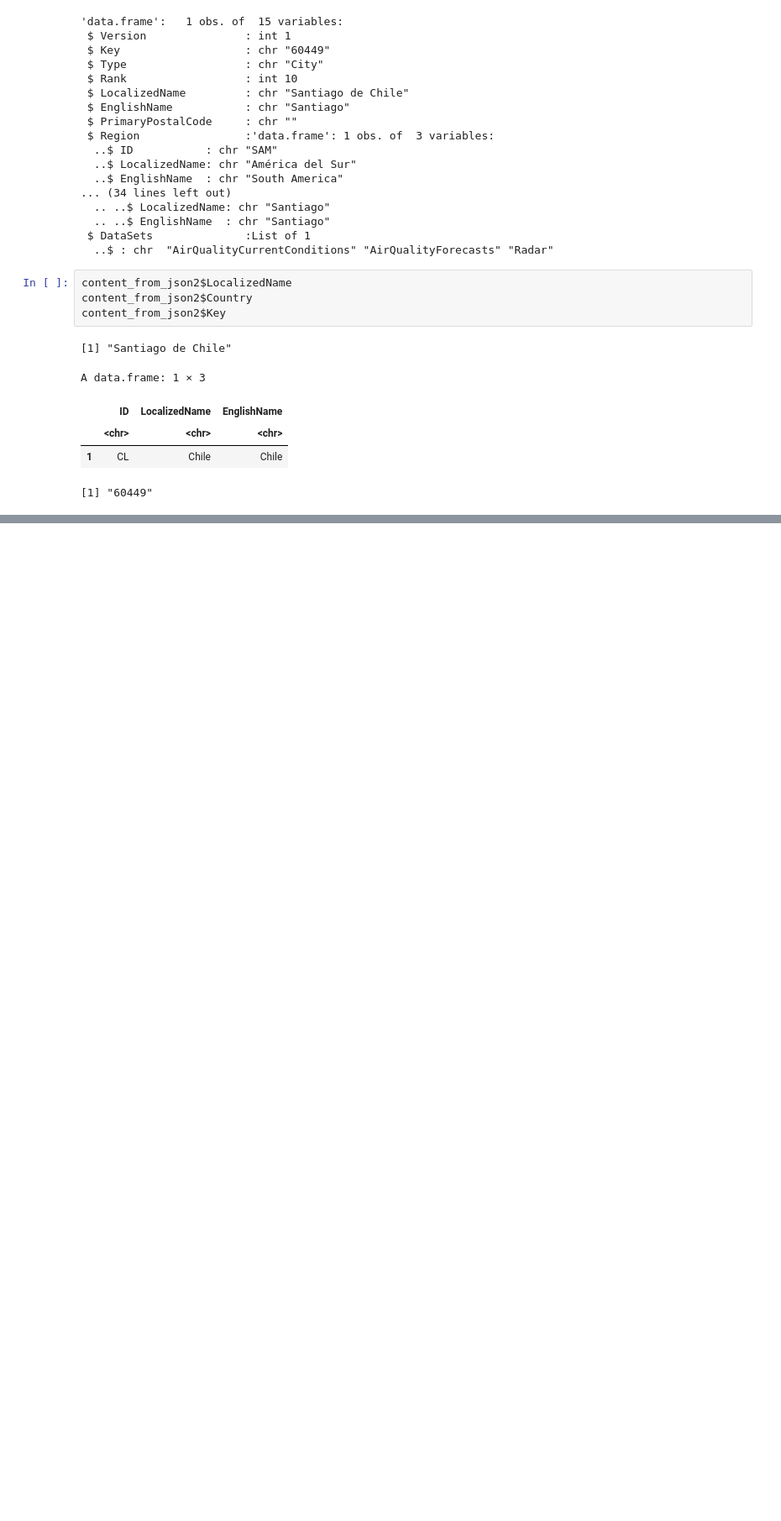
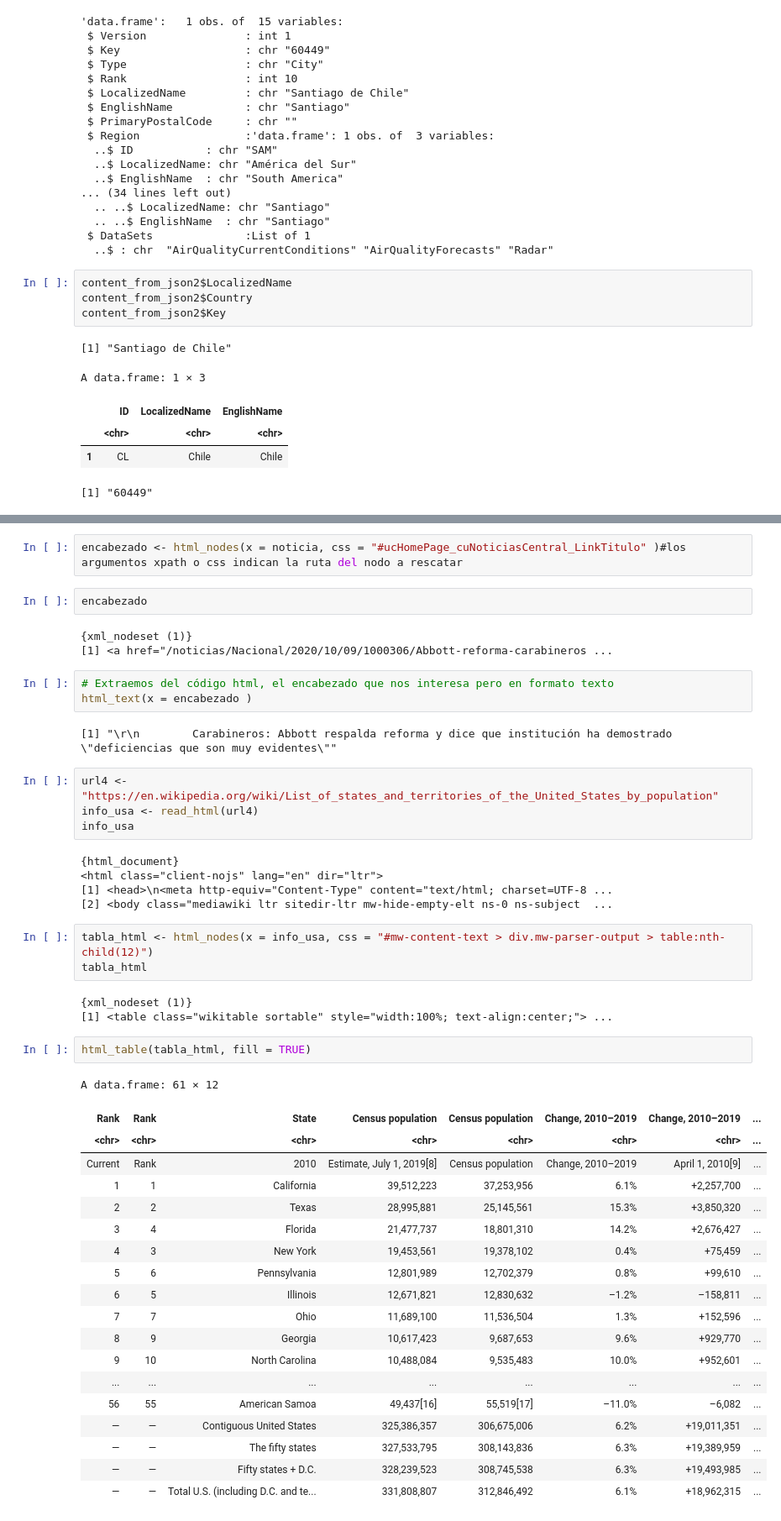
Before and after one commit to mrrojas72/Introduccion_a_ciencia_de_datos_R, a Jupyter notebook: Clases/Clase3/Clase3_ejemplo_práctico_API.ipynb, the cells around one changed output, grey strips where cells are left out. Shown at 84% size. Cells and saved outputs as stored; diff of their text form; blank space fills up the shorter version.

```diff
--- a/Clases/Clase3/Clase3_ejemplo_práctico_API.ipynb
+++ b/Clases/Clase3/Clase3_ejemplo_práctico_API.ipynb
@@ -186,0 +218,49 @@ A data.frame: 1 × 3
+# %%
+encabezado <- html_nodes(x = noticia, css = "#ucHomePage_cuNoticiasCentral_LinkTitulo" )#los argumentos xpath o css indican la ruta del nodo a rescatar
+# %%
+encabezado
+# %% [output]
+{xml_nodeset (1)}
+[1] <a href="/noticias/Nacional/2020/10/09/1000306/Abbott-reforma-carabineros ...
+# %%
+# Extraemos del código html, el encabezado que nos interesa pero en formato texto
+html_text(x = encabezado )
+# %% [output]
+[1] "\r\n        Carabineros: Abbott respalda reforma y dice que institución ha demostrado \"deficiencias que son muy evidentes\""
+# %%
+url4 <- "https://en.wikipedia.org/wiki/List_of_states_and_territories_of_the_United_States_by_population"
+info_usa <- read_html(url4)
+info_usa
+# %% [output]
+{html_document}
+<html class="client-nojs" lang="en" dir="ltr">
+[1] <head>\n<meta http-equiv="Content-Type" content="text/html; charset=UTF-8 ...
+[2] <body class="mediawiki ltr sitedir-ltr mw-hide-empty-elt ns-0 ns-subject  ...
+# %%
+tabla_html <- html_nodes(x = info_usa, css = "#mw-content-text > div.mw-parser-output > table:nth-child(12)")
+tabla_html
+# %% [output]
+{xml_nodeset (1)}
+[1] <table class="wikitable sortable" style="width:100%; text-align:center;"> ...
+# %%
+html_table(tabla_html, fill = TRUE)
+# %% [output]
+A data.frame: 61 × 12
+| Rank | Rank | State | Census population | Census population | Change, 2010–2019 | Change, 2010–2019 | ... |
+| <chr> | <chr> | <chr> | <chr> | <chr> | <chr> | <chr> | ... |
+| Current | Rank | 2010 | Estimate, July 1, 2019[8] | Census population | Change, 2010–2019 | April 1, 2010[9] | ... |
+| 1 | 1 | California | 39,512,223 | 37,253,956 | 6.1% | +2,257,700 | ... |
+| 2 | 2 | Texas | 28,995,881 | 25,145,561 | 15.3% | +3,850,320 | ... |
+| 3 | 4 | Florida | 21,477,737 | 18,801,310 | 14.2% | +2,676,427 | ... |
+| 4 | 3 | New York | 19,453,561 | 19,378,102 | 0.4% | +75,459 | ... |
+| 5 | 6 | Pennsylvania | 12,801,989 | 12,702,379 | 0.8% | +99,610 | ... |
+| 6 | 5 | Illinois | 12,671,821 | 12,830,632 | –1.2% | –158,811 | ... |
+| 7 | 7 | Ohio | 11,689,100 | 11,536,504 | 1.3% | +152,596 | ... |
+| 8 | 9 | Georgia | 10,617,423 | 9,687,653 | 9.6% | +929,770 | ... |
+| 9 | 10 | North Carolina | 10,488,084 | 9,535,483 | 10.0% | +952,601 | ... |
+| ... | ... | ... | ... | ... | ... | ... | ... |
+| 56 | 55 | American Samoa | 49,437[16] | 55,519[17] | –11.0% | –6,082 | ... |
+| — | — | Contiguous United States | 325,386,357 | 306,675,006 | 6.2% | +19,011,351 | ... |
+| — | — | The fifty states | 327,533,795 | 308,143,836 | 6.3% | +19,389,959 | ... |
+| — | — | Fifty states + D.C. | 328,239,523 | 308,745,538 | 6.3% | +19,493,985 | ... |
+| — | — | Total U.S. (including D.C. and te... | 331,808,807 | 312,846,492 | 6.1% | +18,962,315 | ... |
```
Also changed, not shown: parts of 5 cells of this notebook.
